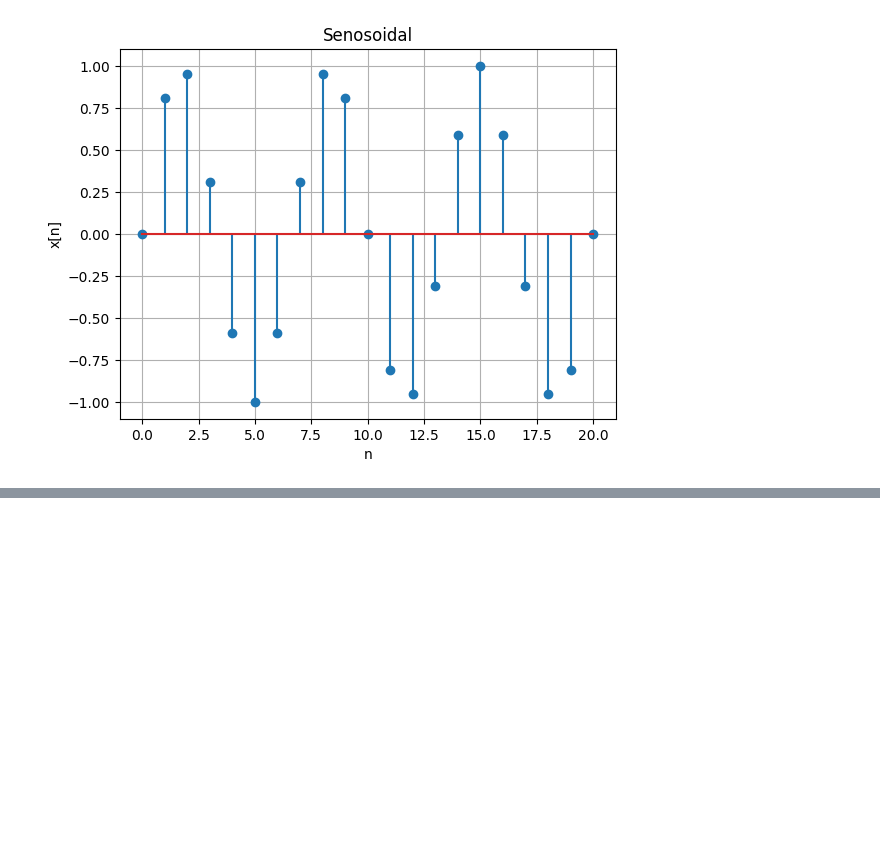
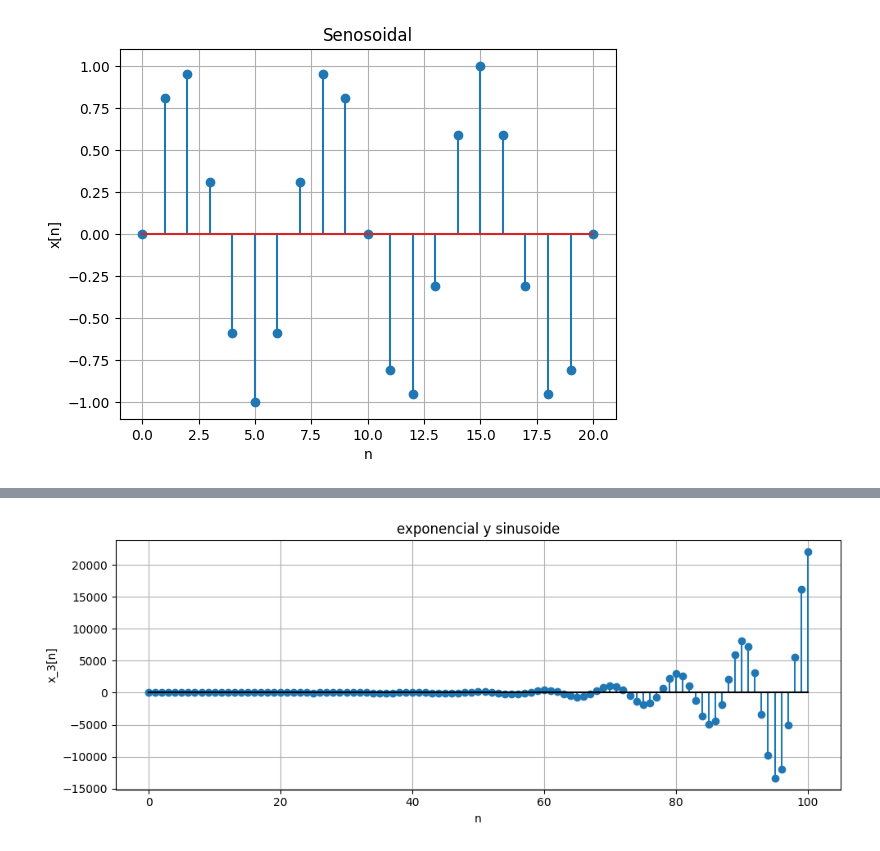
Before and after one commit to mariacamilato/Practica_2_Biosenales, a Jupyter notebook: SeñalesYSistemasDiscretos.ipynb, the cells around one changed output, grey strips where cells are left out. Cells and saved outputs as stored; diff of their text form; code cells hidden in the pictures; blank space fills up the shorter version.

```diff
--- a/SeñalesYSistemasDiscretos.ipynb
+++ b/SeñalesYSistemasDiscretos.ipynb
@@ -143,0 +144,16 @@ plt.show()
+# %%
+# 3.c SISTEMA CON EXPONENCIAL Y SINUSOIDE (0 <= n <= 100)
+n3 = np.arange(0, 101)
+x3 = np.exp(0.1 * n3) * np.cos(0.2 * np.pi * n3)
+
+plt.figure(figsize=(10, 4))
+plt.stem(n3, x3, markerfmt='C0o', linefmt='C0-', basefmt='k-')
+plt.title("exponencial y sinusoide")
+plt.xlabel("n")
+plt.ylabel("x_3[n]")
+plt.grid(True)
+plt.tight_layout()
+plt.savefig("fig_3c.png", dpi=100)
+plt.show()
+# %% [output]
+[figure, added]
```
Also changed, not shown: parts of 4 cells of this notebook, 5 other files.
